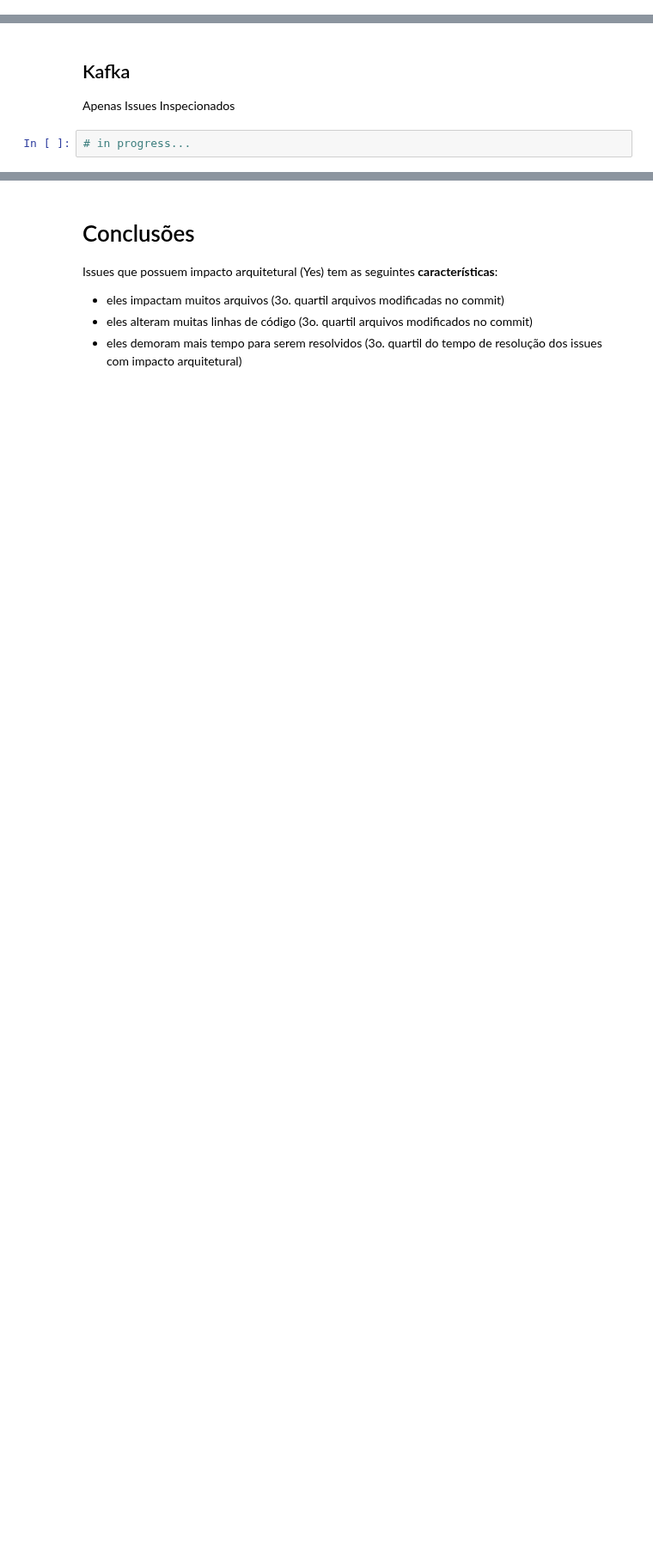
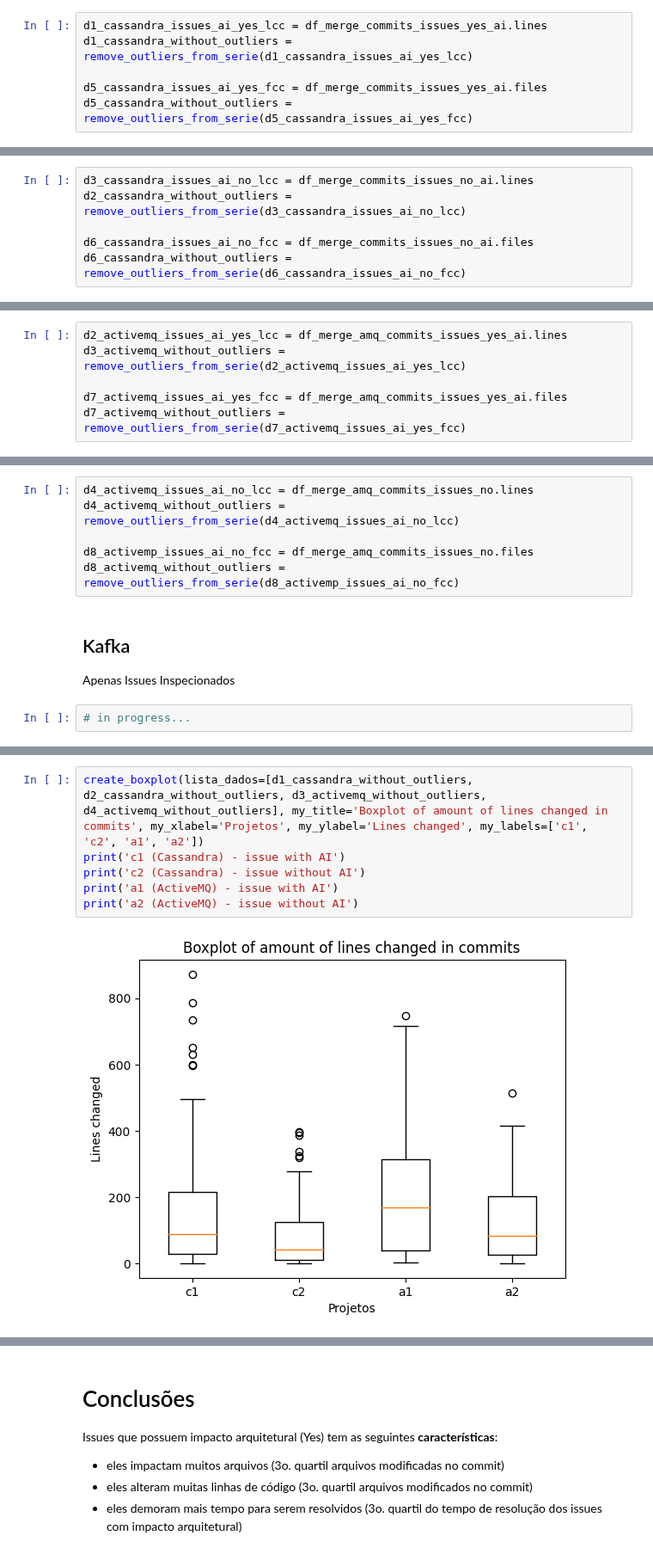
Before and after one commit to armandossrecife/my_validation3, a Jupyter notebook: my_comparison.ipynb, the cells around one changed output, grey strips where cells are left out. Shown at 86% size. Cells and saved outputs as stored; diff of their text form; blank space fills up the shorter version.

```diff
--- a/my_comparison.ipynb
+++ b/my_comparison.ipynb
@@ -393,4 +411,10 @@ Dados estatísticos das linhas modificadas e arquivos modificados nos commits
 | 50% | 128.0 | 6.0 |
 | 75% | 416.5 | 15.0 |
 | max | 215675.0 | 244.0 |
+# %%
+d1_cassandra_issues_ai_yes_lcc = df_merge_commits_issues_yes_ai.lines
+d1_cassandra_without_outliers = remove_outliers_from_serie(d1_cassandra_issues_ai_yes_lcc)
+
+d5_cassandra_issues_ai_yes_fcc = df_merge_commits_issues_yes_ai.files
+d5_cassandra_without_outliers = remove_outliers_from_serie(d5_cassandra_issues_ai_yes_fcc)
 # %% [markdown]
@@ -431,6 +455,12 @@ Dados estatísticos das linhas modificadas e arquivos modificados nos commits
 | 50% | 68.0 | 3.0 |
 | 75% | 192.0 | 8.0 |
 | max | 3841.0 | 93.0 |
+# %%
+d3_cassandra_issues_ai_no_lcc = df_merge_commits_issues_no_ai.lines
+d2_cassandra_without_outliers = remove_outliers_from_serie(d3_cassandra_issues_ai_no_lcc)
+
+d6_cassandra_issues_ai_no_fcc = df_merge_commits_issues_no_ai.files
+d6_cassandra_without_outliers = remove_outliers_from_serie(d6_cassandra_issues_ai_no_fcc)
 # %% [markdown]
 ### ActiveMQ
 
@@ -484,6 +514,12 @@ Dados estatísticos das linhas modificadas e arquivos modificados nos commits
 | 50% | 181.0 | 4.0 |
 | 75% | 327.0 | 12.0 |
 | max | 4738.0 | 570.0 |
+# %%
+d2_activemq_issues_ai_yes_lcc = df_merge_amq_commits_issues_yes_ai.lines
+d3_activemq_without_outliers = remove_outliers_from_serie(d2_activemq_issues_ai_yes_lcc)
+
+d7_activemq_issues_ai_yes_fcc = df_merge_amq_commits_issues_yes_ai.files
+d7_activemq_without_outliers = remove_outliers_from_serie(d7_activemq_issues_ai_yes_fcc)
 # %% [markdown]
 **Issues sem impacto arquitetural**
 # %%
@@ -522,6 +558,12 @@ Dados estatísticos das linhas modificadas e arquivos modificados nos commits
 | 50% | 92.0 | 3.0 |
 | 75% | 223.0 | 7.0 |
 | max | 12202.0 | 129.0 |
+# %%
+d4_activemq_issues_ai_no_lcc = df_merge_amq_commits_issues_no.lines
+d4_activemq_without_outliers = remove_outliers_from_serie(d4_activemq_issues_ai_no_lcc)
+
+d8_activemp_issues_ai_no_fcc = df_merge_amq_commits_issues_no.files
+d8_activemq_without_outliers = remove_outliers_from_serie(d8_activemp_issues_ai_no_fcc)
 # %% [markdown]
 ## Kafka
 
@@ -530,0 +577,8 @@ Apenas Issues Inspecionados
+# %%
+create_boxplot(lista_dados=[d1_cassandra_without_outliers, d2_cassandra_without_outliers, d3_activemq_without_outliers, d4_activemq_without_outliers], my_title='Boxplot of amount of lines changed in commits', my_xlabel='Projetos', my_ylabel='Lines changed', my_labels=['c1', 'c2', 'a1', 'a2'])
+print('c1 (Cassandra) - issue with AI')
+print('c2 (Cassandra) - issue without AI')
+print('a1 (ActiveMQ) - issue with AI')
+print('a2 (ActiveMQ) - issue without AI')
+# %% [output]
+[figure, added]
```
Also changed, not shown: parts of 10 cells of this notebook.
